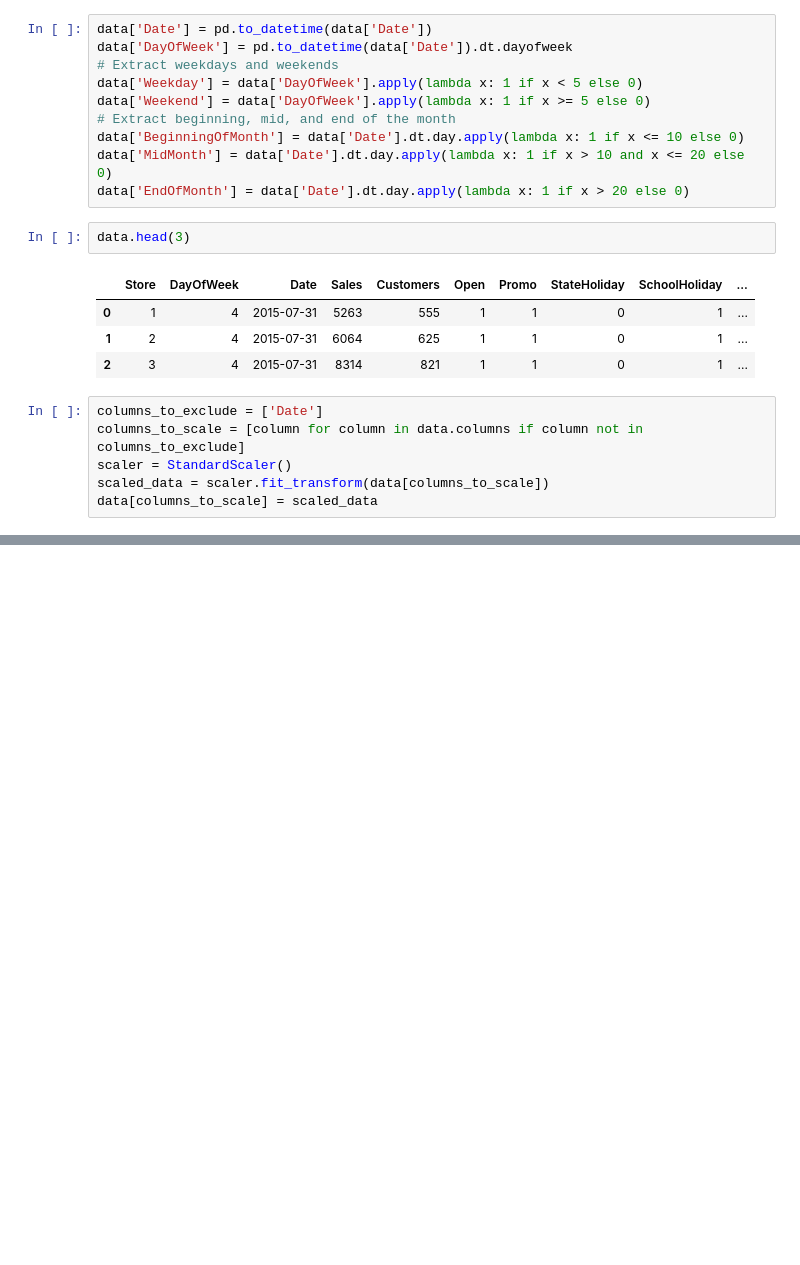
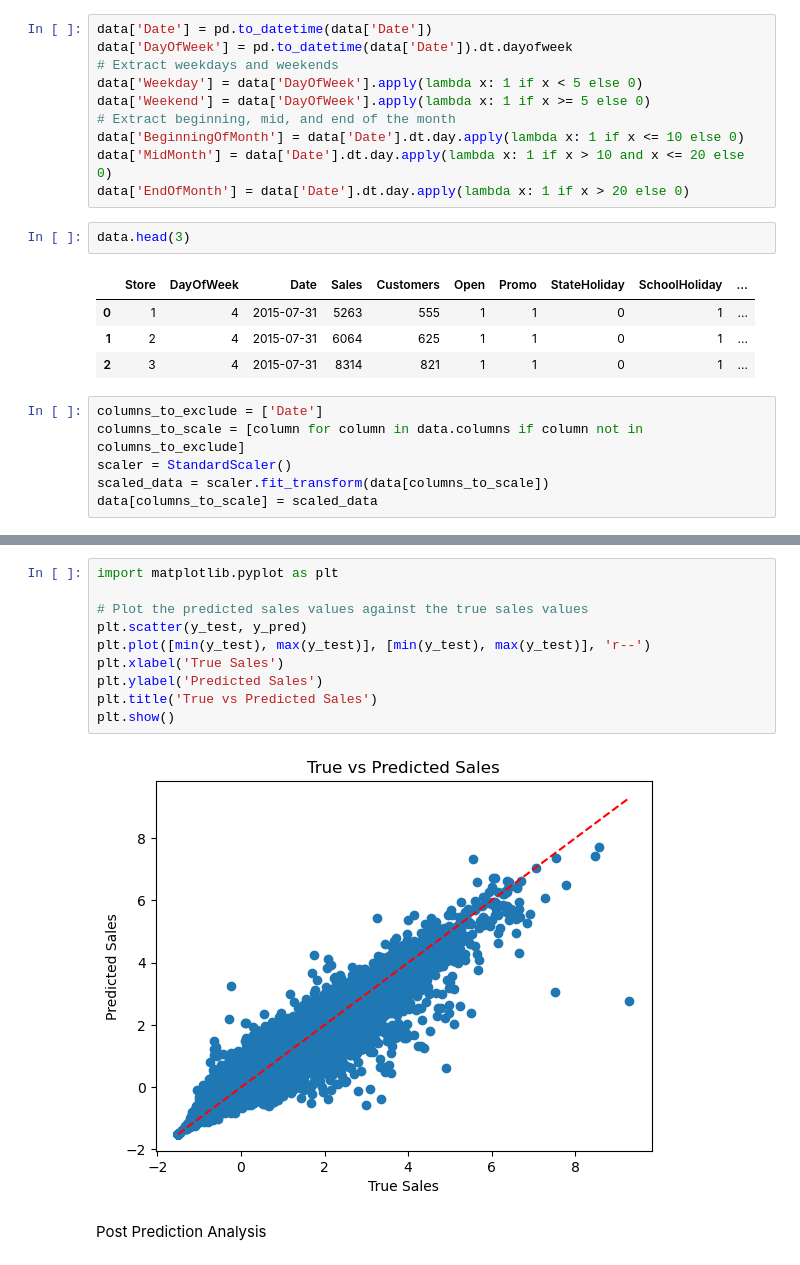
Before and after one commit to jodahe1/Rossmann-Pharmaceuticals-, a Jupyter notebook: Task2/Prediction of store sales.ipynb, the cells around one changed output, grey strips where cells are left out. Drawn from its saved outputs; the diff is of its cells as text; blank space fills up the shorter version.

```diff
--- a/Task2/Prediction of store sales.ipynb
+++ b/Task2/Prediction of store sales.ipynb
@@ -79,0 +174,14 @@ data.head(3)
+# %%
+import matplotlib.pyplot as plt
+
+# Plot the predicted sales values against the true sales values
+plt.scatter(y_test, y_pred)
+plt.plot([min(y_test), max(y_test)], [min(y_test), max(y_test)], 'r--')
+plt.xlabel('True Sales')
+plt.ylabel('Predicted Sales')
+plt.title('True vs Predicted Sales')
+plt.show()
+# %% [output]
+[figure, added]
+# %% [markdown]
+Post Prediction Analysis
```
Also changed, not shown: parts of 9 cells of this notebook, 2 other files.
